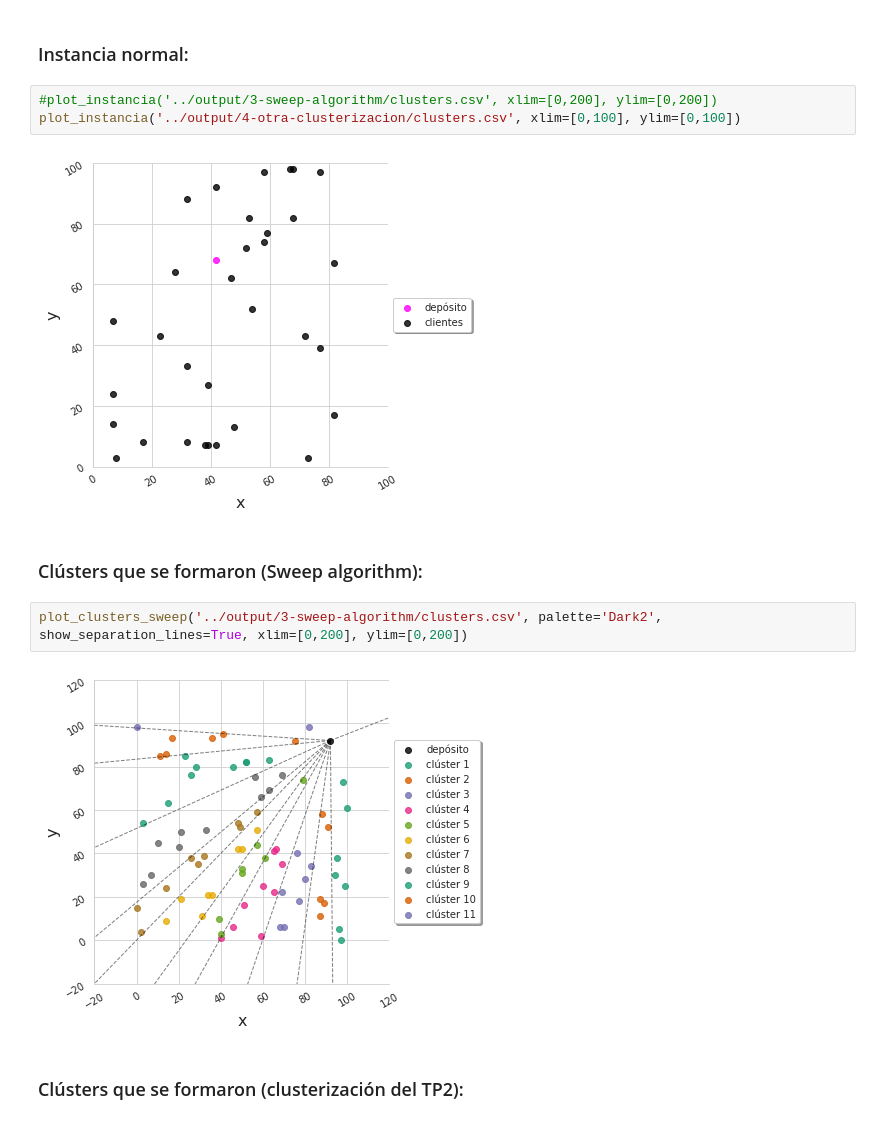
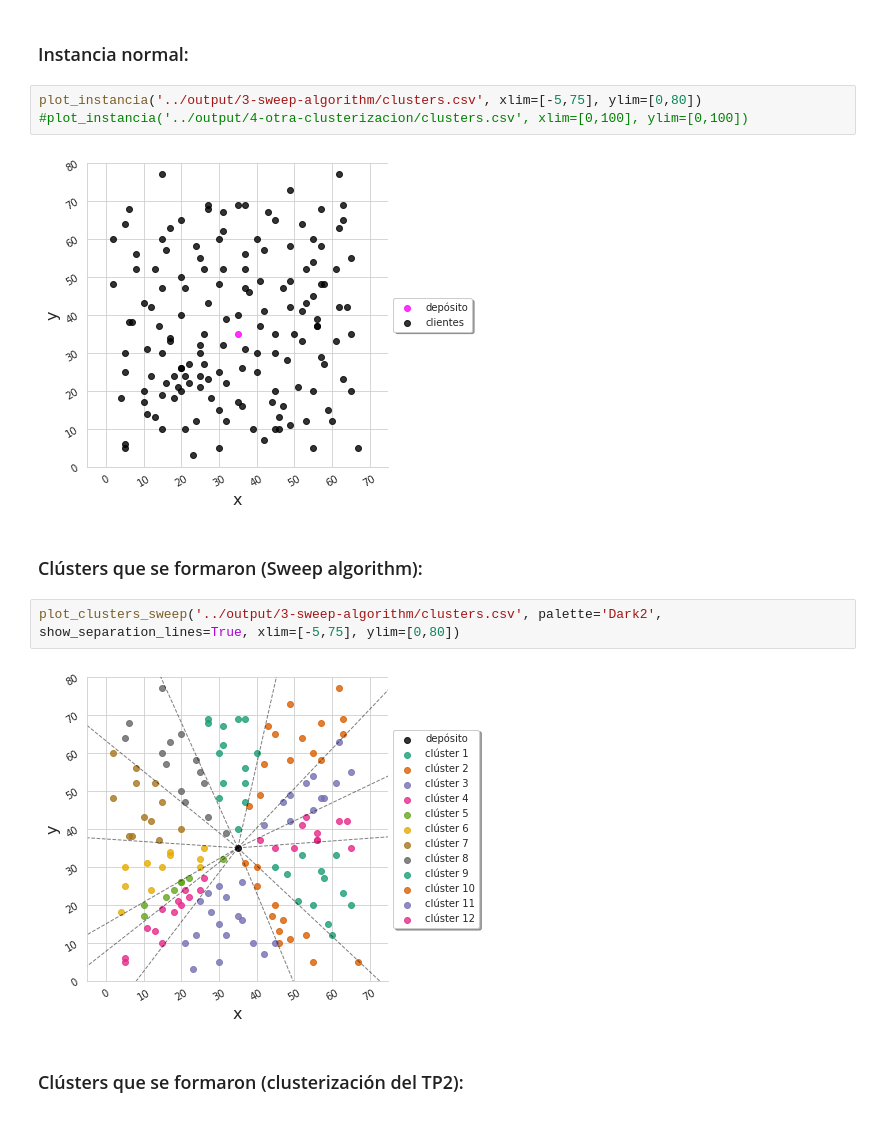
Before and after one commit to asdolo/algo3-tp3, a Jupyter notebook: jupyter/notebook.ipynb, the cells around one changed output. Drawn from its saved outputs; the diff is of its cells as text.

```diff
--- a/jupyter/notebook.ipynb
+++ b/jupyter/notebook.ipynb
@@ -403,16 +403,16 @@ def plot_solucion_inicial_savings(archivo_instancia, palette='Set1', columnas=2,
 # %% [markdown]
 <h3>Instancia normal:</h3>
 # %%
-#plot_instancia('../output/3-sweep-algorithm/clusters.csv', xlim=[0,200], ylim=[0,200])
-plot_instancia('../output/4-otra-clusterizacion/clusters.csv', xlim=[0,100], ylim=[0,100])
+plot_instancia('../output/3-sweep-algorithm/clusters.csv', xlim=[-5,75], ylim=[0,80])
+#plot_instancia('../output/4-otra-clusterizacion/clusters.csv', xlim=[0,100], ylim=[0,100])
 # %% [output]
-[figure, old version]
+[figure, new version]
 # %% [markdown]
 <h3>Clústers que se formaron (Sweep algorithm):</h3>
 # %%
-plot_clusters_sweep('../output/3-sweep-algorithm/clusters.csv', palette='Dark2', show_separation_lines=True, xlim=[0,200], ylim=[0,200])
+plot_clusters_sweep('../output/3-sweep-algorithm/clusters.csv', palette='Dark2', show_separation_lines=True, xlim=[-5,75], ylim=[0,80])
 # %% [output]
-[figure, old version]
+[figure, new version]
 # %% [markdown]
 <h3>Clústers que se formaron (clusterización del TP2):</h3>
 # %%
```
Also changed, not shown: parts of 4 cells of this notebook.
